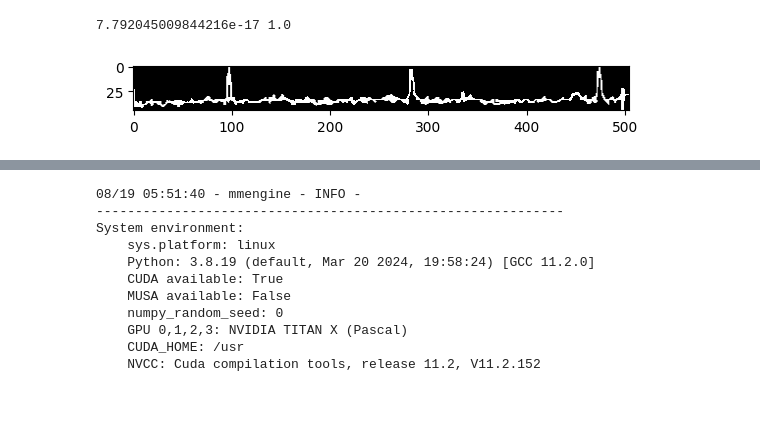
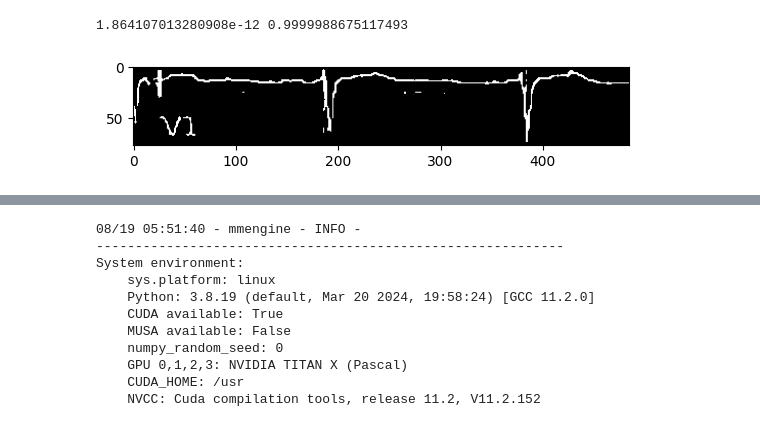
Before and after one commit to MINSMoody/ECG_Paper_Digitization_via_Faster_R-CNN_and_U-Net, a Jupyter notebook: TeamCode/src/exp.ipynb, the cells around one changed output, grey strips where cells are left out. Saved outputs shown, nothing was run; the diff lists cells and outputs as text; code cells hidden in the pictures.

```diff
--- a/TeamCode/src/exp.ipynb
+++ b/TeamCode/src/exp.ipynb
@@ -7,17 +7,17 @@ with open('/scratch/hshang/moody/final_phase_submission/official-phase-mins-eth/
 # %%
 # print(data)
 import matplotlib.pyplot as plt
 import numpy as np
 
 #plot the data
-vis = np.where(data[4] > 0.1, 1, 0)
+vis = np.where(data[6] > 0.1, 1, 0)
 # plt.imshow(vis, cmap='gray')
 plt.imshow(vis, cmap='gray')
 
 print(min(data[1].flatten()), max(data[1].flatten()))
 # %% [output]
-7.792045009844216e-17 1.0
+1.864107013280908e-12 0.9999988675117493
-[figure, old version]
+[figure, new version]
 # %%
 def compute_snr(x_ref, x_est, keep_nans=True, signal_median=False, noise_median=False):
     # Check the reference and estimated signals.
```
Also changed, not shown: parts of 2 cells of this notebook, 5 other files.
